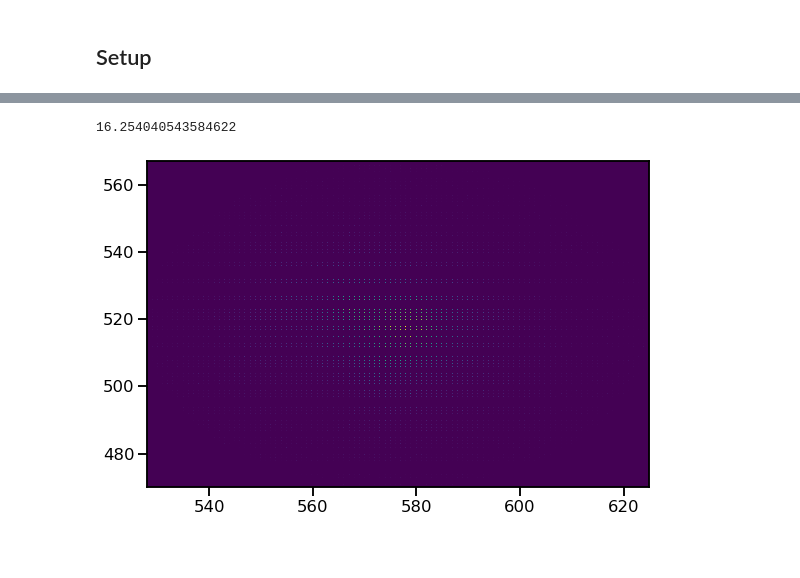
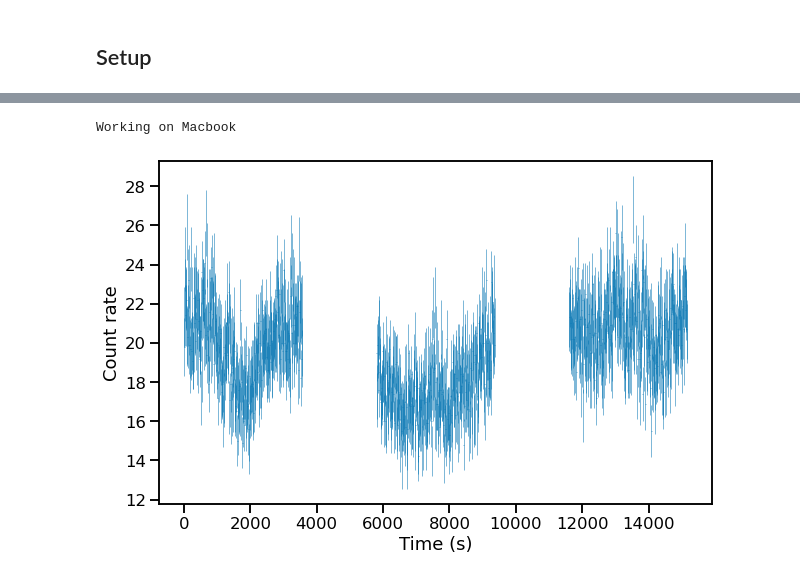
Before and after one commit to snpike/scripts, a Jupyter notebook: MAXI_J1848m015/CPDS_analysis.ipynb, the cells around one changed output, grey strips where cells are left out. Drawn from its saved outputs; the diff is of its cells as text; code cells hidden in the pictures; blank space fills up the shorter version.

```diff
--- a/MAXI_J1848m015/CPDS_analysis.ipynb
+++ b/MAXI_J1848m015/CPDS_analysis.ipynb
@@ -522,30 +49,48 @@ print(f_arr[np.argmax(z_prob)])
-# %%
-region_mask = (extraction_radius) > np.sqrt(np.square(events[1].x - centroid_B[0]) + np.square(events[1].y - centroid_B[1]))
-H, xedges, yedges = np.histogram2d(events[1].x[region_mask], events[1].y[region_mask], bins=500)
-X, Y = np.meshgrid(xedges, yedges)
-plt.figure(figsize=(9,6))
-plt.pcolormesh(X, Y, H)
-
-distances_x = events[1].x[region_mask] - centroid_B[0]
-distances_y = events[1].y[region_mask] - centroid_B[1]
-distances = np.sqrt(np.square(distances_x) + np.square(distances_y))
-# print(np.mean(distances_x))
-# print(np.std(distances_x))
-# print(np.percentile(np.abs(distances_x), 90))
-# print(np.mean(distances_y))
-# print(np.std(distances_y))
-# print(np.percentile(np.abs(distances_y), 90))
-
-# print(np.percentile(distances, 90))
-
-
-fit_w = fitting.LevMarLSQFitter()
-
-w = functional_models.Gaussian2D(np.max(H), 570, 520, np.std(events[1].x[region_mask]), np.std(events[1].y[region_mask]))
-
-g = fit_w(w, X[:-1,:-1], Y[:-1,:-1], H)
-
-print(np.sqrt(np.square(g.x_stddev.value) + np.square(g.y_stddev.value)))
-# %% [output]
-16.254040543584622
-[figure, removed]
+# %%
+if platform=='linux' or platform=='linux2':
+    print('Working on SRL server')
+    root_dir = '/disk/lif2/spike/MAXI_J1848m015/'
+elif platform=='darwin':
+    print('Working on Macbook')
+    root_dir = '/Volumes/Samsung_1TB/AstroData/MAXI_J1848m015/'
+
+OBSID='90601340002'
+
+products_dir = root_dir + OBSID + '_pipe_out/'
+plot_dir = root_dir + 'figures/'
+
+centroid_A = [573.47525, 524.49281]
+centroid_B = [576.46113, 518.50724]
+extraction_radius = 48.818048
+# print(centroid_A)
+# print(centroid_B)
+# print(extraction_radius)
+
+events = extract_events(products_dir + 'nu' + OBSID + 'A06_cl_bc.evt', \
+            products_dir + 'nu' + OBSID + 'B06_cl_bc.evt')
+
+
+events[0].centroid=centroid_A
+events[0].radius=extraction_radius
+events[1].centroid=centroid_B
+events[1].radius=extraction_radius
+
+PI_min = 35     # 3.0 keV
+# PI_min = 260     # 12.0 keV
+# PI_max = 960   # 40.0 keV
+PI_max = 1909   # 78.0 keV
+
+curve_A = events[0].to_lc(dt = 10, pi_low=PI_min, pi_high=PI_max, centroid = centroid_A, radius = extraction_radius)
+curve_B = events[1].to_lc(dt = 10, pi_low=PI_min, pi_high=PI_max, centroid = centroid_B, radius = extraction_radius)
+
+total_curve = sum_lc(curve_A, curve_B)
+start_time = np.min(total_curve.time) - total_curve.dt/2
+
+plt.figure(figsize=(9,6))
+plt.errorbar(total_curve.time-start_time, total_curve.countrate, xerr=total_curve.dt/2, yerr=total_curve.countrate_err, ls='', lw=0.5)
+plt.xlabel('Time (s)')
+plt.ylabel('Count rate')
+plt.tight_layout()
+# %% [output]
+Working on Macbook
+[figure, added]
```
Also changed, not shown: parts of 18 cells of this notebook, 11 other files.
